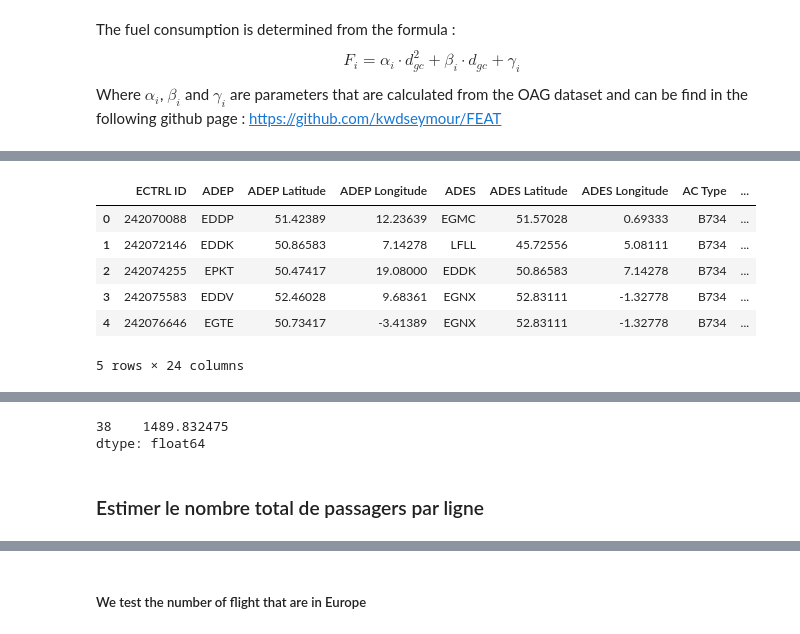
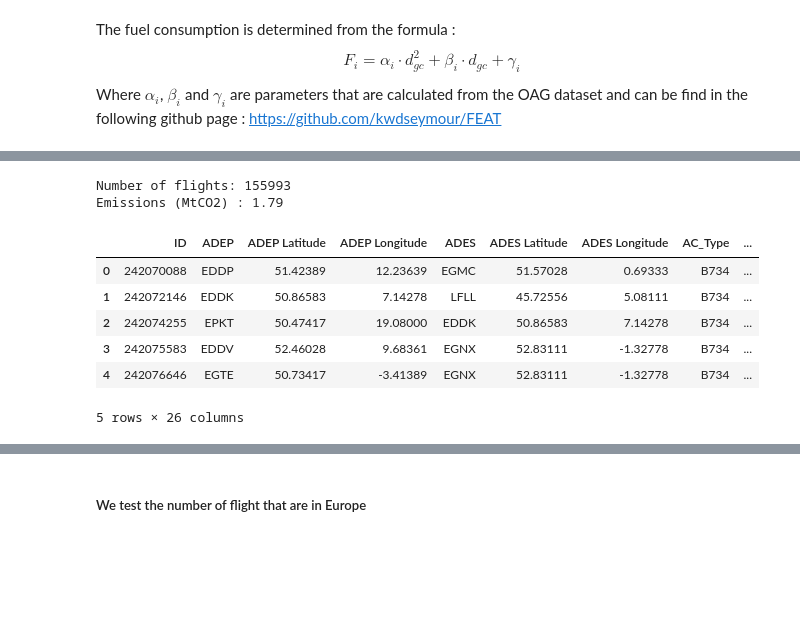
Before and after one commit to corentintran/OptimAvionETE, a Jupyter notebook: FEAT.ipynb, the cells around one changed output, grey strips where cells are left out. Cells and saved outputs as stored; diff of their text form; code cells hidden in the pictures; blank space fills up the shorter version.

```diff
--- a/FEAT.ipynb
+++ b/FEAT.ipynb
@@ -140,0 +118,17 @@ df_coeff
+# %%
+df_planes_pax_FEAT = pd.merge(df_FEAT, df_planes_pax, on="code_icao")
+
+# Importation of the coefficients and calculus of the fuel consumption
+df_planes_pax_FEAT = (
+    pd.merge(
+        df_eurocontrol, df_planes_pax_FEAT, left_on="AC_Type", right_on="code_icao"
+    )
+    .eval("pax = floor(min_pax*@filling_rate)")
+    .eval(
+        "fuel_consumption_kg= distance_km**2 * reduced_fuel_a1 + distance_km *reduced_fuel_a2 + reduced_fuel_intercept"
+    )
+)
+
+print("Pax (M): {0:0.2f}".format(df_planes_pax_FEAT.pax.sum() / 1000 / 1000))
+
+df_planes_pax_FEAT.head()
@@ -141,25 +145,34 @@ df_coeff
 # %%
-#FE Turboprop pas fou
+"FE Turboprop insatisfaisant"
 
-df_emissions = pd.concat(
+#On estime les émissions du trafic aérien de notre dataset
+
+df_planes_pax_FEAT = pd.concat(
     [
-        df_data.query("e_type == 'Jet'").eval("Emissions = Fuel_consumption_kg*3.16"),
-        df_data.query("e_type == 'Piston'").eval(
-            "Emissions = Fuel_consumption_kg*3.10"
+        df_planes_pax_FEAT.query("e_type == 'Jet'").eval("Emissions = fuel_consumption_kg*3.16"),
+        df_planes_pax_FEAT.query("e_type == 'Piston'").eval(
+            "Emissions = fuel_consumption_kg*3.10"
         ),
-        df_data.query("e_type == 'Turboprop'").eval(
-            "Emissions = Fuel_consumption_kg*3.16"
+        df_planes_pax_FEAT.query("e_type == 'Turboprop'").eval(
+            "Emissions = fuel_consumption_kg*3.16"
         )
     ]
 )
 
-round(df_emissions["Emissions"].sum() / 1000 / 1000 / 1000 * 12, 2) #MtCO2
-df_emissions.head()
+
+nb_flights = rows = len(df_planes_pax_FEAT.axes[0])
+
+#results
+print("Number of flights: {0:d}".format(nb_flights))
+print("Emissions (MtCO2) : {0:0.2f}".format(df_planes_pax_FEAT.Emissions.sum()/1000/1000/1000))
+df_planes_pax_FEAT.head()
 # %% [output]
+Number of flights: 155993
+Emissions (MtCO2) : 1.79
-|  | ECTRL ID | ADEP | ADEP Latitude | ADEP Longitude | ADES | ADES Latitude | ADES Longitude | AC Type | ... |
+|  | ID | ADEP | ADEP Latitude | ADEP Longitude | ADES | ADES Latitude | ADES Longitude | AC_Type | ... |
 | 0 | 242070088 | EDDP | 51.42389 | 12.23639 | EGMC | 51.57028 | 0.69333 | B734 | ... |
 | 1 | 242072146 | EDDK | 50.86583 | 7.14278 | LFLL | 45.72556 | 5.08111 | B734 | ... |
 | 2 | 242074255 | EPKT | 50.47417 | 19.08000 | EDDK | 50.86583 | 7.14278 | B734 | ... |
 | 3 | 242075583 | EDDV | 52.46028 | 9.68361 | EGNX | 52.83111 | -1.32778 | B734 | ... |
 | 4 | 242076646 | EGTE | 50.73417 | -3.41389 | EGNX | 52.83111 | -1.32778 | B734 | ... |
-5 rows × 24 columns
+5 rows × 26 columns
@@ -170,7 +179,0 @@ def function_fuel(plane_icao, distance, df_coeff = df_coeff):
-# %%
-function_fuel('B734', 100)
-# %% [output]
-38    1489.832475
-dtype: float64
-# %% [markdown]
-### Estimer le nombre total de passagers par ligne
```
Also changed, not shown: parts of 35 cells of this notebook, 3 other files.
